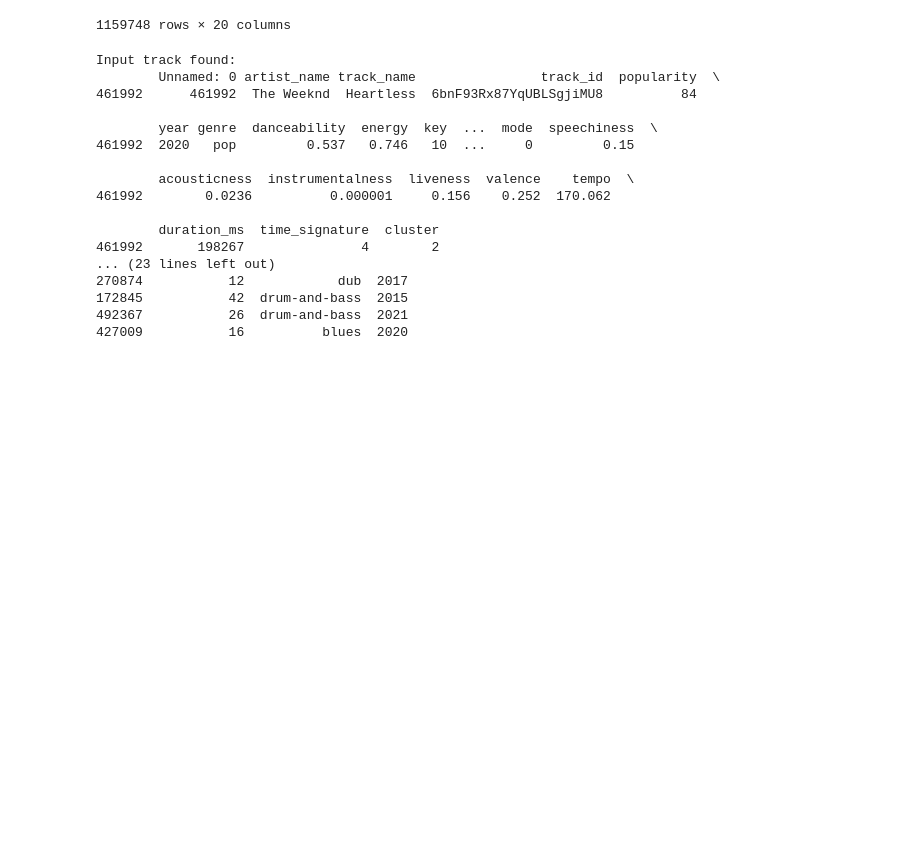
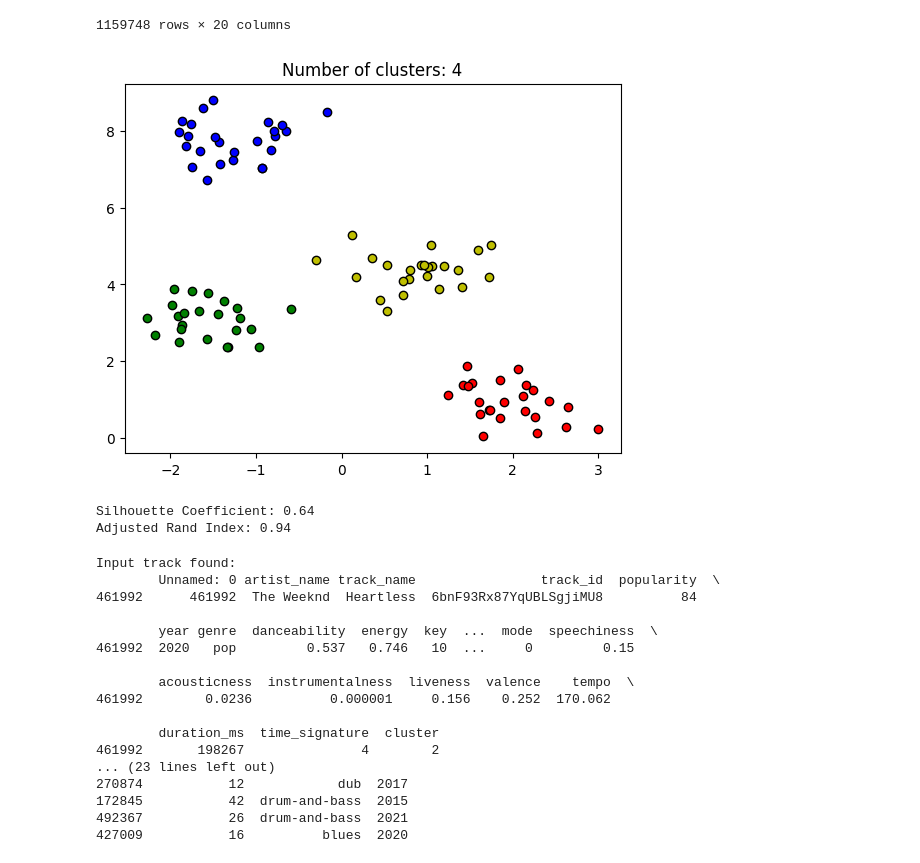
Before and after one commit to FlashWhite/ecs170, a Jupyter notebook: test-spotify-million/DBSCAN/DBSCAN_ecs170proj.ipynb, the cells around one changed output. Drawn from its saved outputs; the diff is of its cells as text; code cells hidden in the pictures; blank space fills up the shorter version.

Commit message:
dbscan updates

```diff
--- a/test-spotify-million/DBSCAN/DBSCAN_ecs170proj.ipynb
+++ b/test-spotify-million/DBSCAN/DBSCAN_ecs170proj.ipynb
@@ -71,6 +75,51 @@ scaledTracks = scaler.fit_transform(tracks[features])
 
 dbscan = DBSCAN(eps=0.7, min_samples=7)
 tracks['cluster'] = dbscan.fit_predict(scaledTracks)
+# %%
+X, y_true = make_blobs(n_samples=100, centers=4,
+                       cluster_std=0.50, random_state=0)
+
+dbscan = dbscan.fit(X)
+core_samples_mask = np.zeros_like(dbscan.labels_, dtype=bool)
+core_samples_mask[dbscan.core_sample_indices_] = True
+labels = dbscan.labels_
+
+# number of clusters in labels
+n_clusters_ = len(set(labels)) - (1 if -1 in labels else 0)
+unique_labels = set(labels)
+colors = ['y', 'b', 'g', 'r']
+for k, col in zip(unique_labels, colors):
+	if k == -1:
+		col = 'k'
+
+	class_member_mask = (labels == k)
+
+	xy = X[class_member_mask & core_samples_mask]
+	plt.plot(xy[:, 0], xy[:, 1], 'o', markerfacecolor=col,
+			markeredgecolor='k',
+			markersize=6)
+
+	xy = X[class_member_mask & ~core_samples_mask]
+	plt.plot(xy[:, 0], xy[:, 1], 'o', markerfacecolor=col,
+			markeredgecolor='k',
+			markersize=6)
+
+plt.title('Number of clusters: %d' % n_clusters_)
+plt.show()
+# %% [output]
+[figure, added]
+# %%
+# evaluation metrics
+sc = metrics.silhouette_score(X, labels)
+print("Silhouette Coefficient: %0.2f" % sc)
+ari = metrics.adjusted_rand_score(y_true, labels)
+print("Adjusted Rand Index: %0.2f" % ari)
+
+# good enough clustering
+# good recovery score
+# %% [output]
+Silhouette Coefficient: 0.64
+Adjusted Rand Index: 0.94
 # %%
 def recommendSongs(inputTrackName, inputArtistName, tracks, features, scaler, dbscan, n_recommendations=10):
     inputTrackName = inputTrackName.strip().lower()
```
Also changed, not shown: parts of 3 cells of this notebook, 4 other files.
